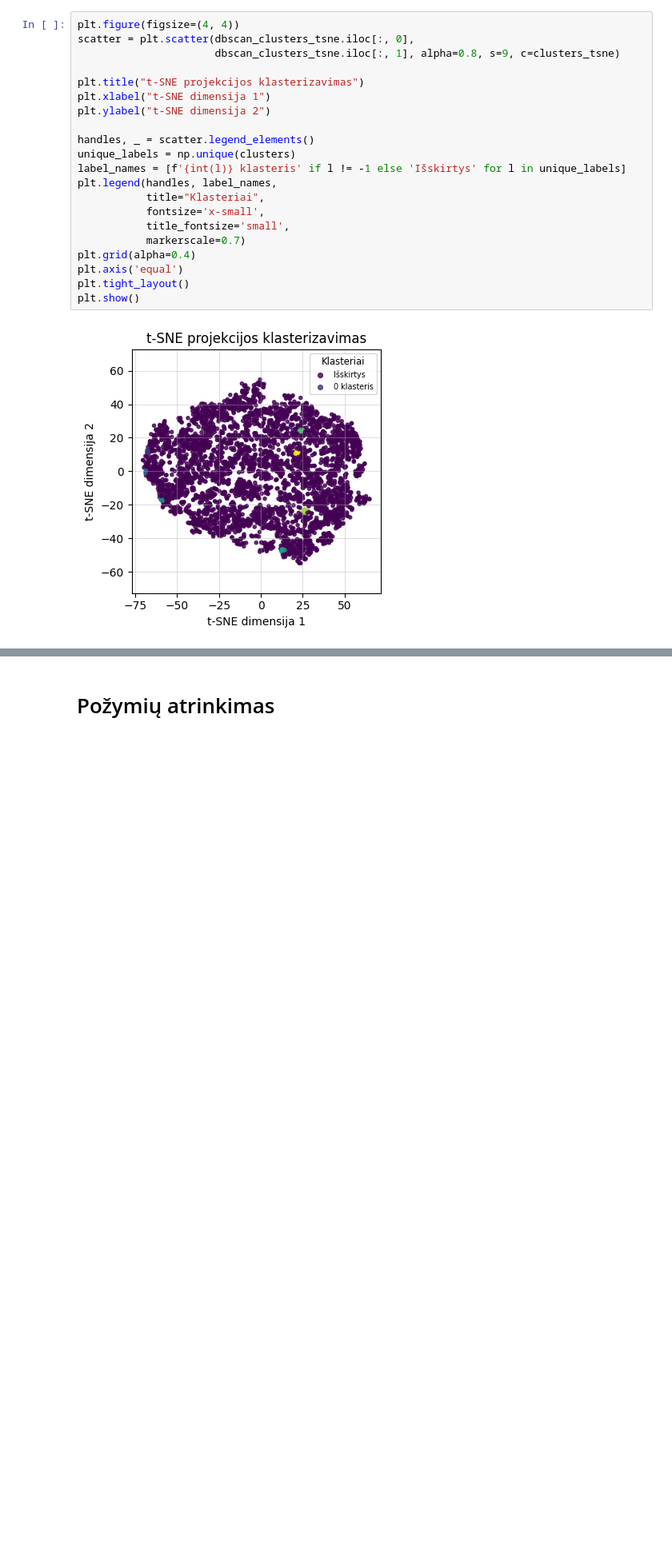
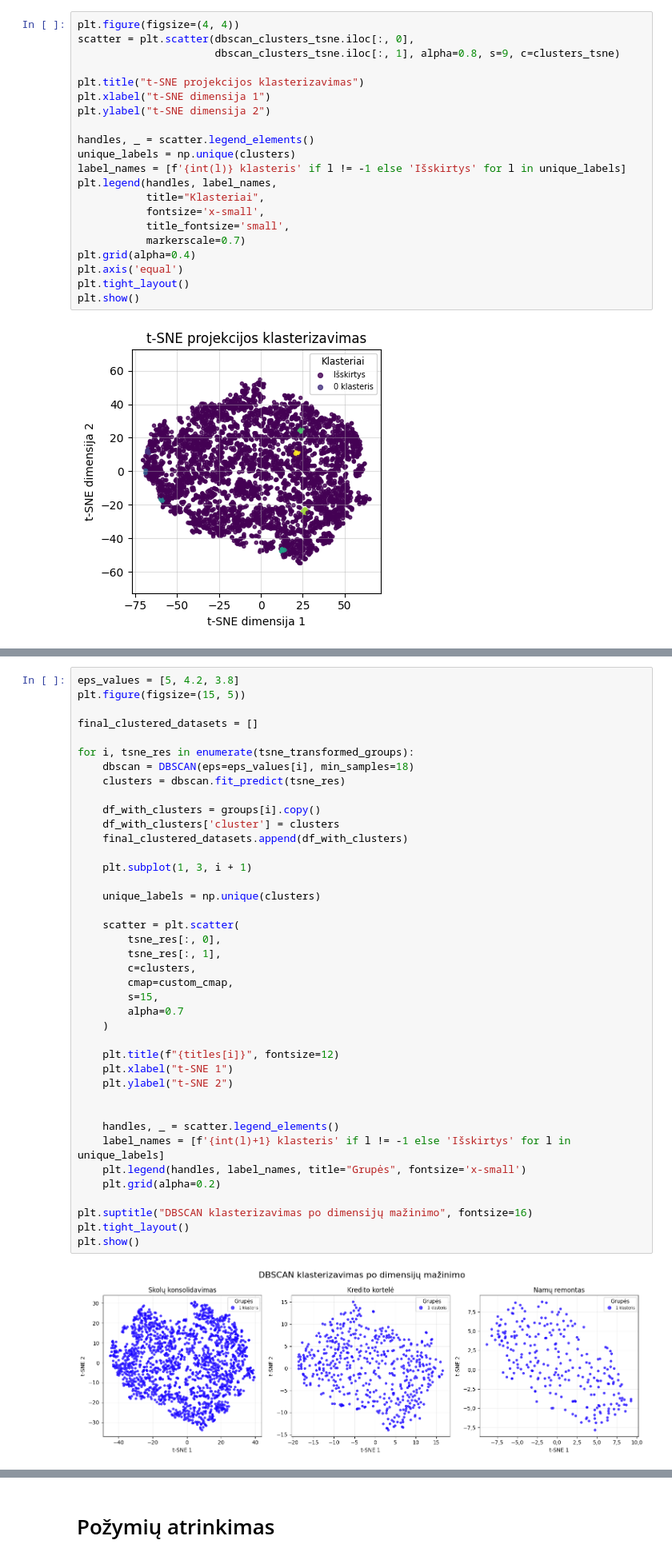
Before and after one commit to EvelinaDu/Papildomi_duomenu_vizualizavimo_skyriai, a Jupyter notebook: 3_laboratorinis/dbscan.ipynb, the cells around one changed output, grey strips where cells are left out. Shown at 80% size. Drawn from its saved outputs; the diff is of its cells as text; blank space fills up the shorter version.

```diff
--- a/3_laboratorinis/dbscan.ipynb
+++ b/3_laboratorinis/dbscan.ipynb
@@ -140,0 +334,42 @@ plt.show()
+# %%
+eps_values = [5, 4.2, 3.8]
+plt.figure(figsize=(15, 5))
+
+final_clustered_datasets = []
+
+for i, tsne_res in enumerate(tsne_transformed_groups):
+    dbscan = DBSCAN(eps=eps_values[i], min_samples=18)
+    clusters = dbscan.fit_predict(tsne_res)
+
+    df_with_clusters = groups[i].copy()
+    df_with_clusters['cluster'] = clusters
+    final_clustered_datasets.append(df_with_clusters)
+
+    plt.subplot(1, 3, i + 1)
+
+    unique_labels = np.unique(clusters)
+
+    scatter = plt.scatter(
+        tsne_res[:, 0],
+        tsne_res[:, 1],
+        c=clusters,
+        cmap=custom_cmap,
+        s=15,
+        alpha=0.7
+    )
+
+    plt.title(f"{titles[i]}", fontsize=12)
+    plt.xlabel("t-SNE 1")
+    plt.ylabel("t-SNE 2")
+
+
+    handles, _ = scatter.legend_elements()
+    label_names = [f'{int(l)+1} klasteris' if l != -1 else 'Išskirtys' for l in unique_labels]
+    plt.legend(handles, label_names, title="Grupės", fontsize='x-small')
+    plt.grid(alpha=0.2)
+
+plt.suptitle("DBSCAN klasterizavimas po dimensijų mažinimo", fontsize=16)
+plt.tight_layout()
+plt.show()
+# %% [output]
+[figure, added]
```
Also changed, not shown: parts of 18 cells of this notebook.
